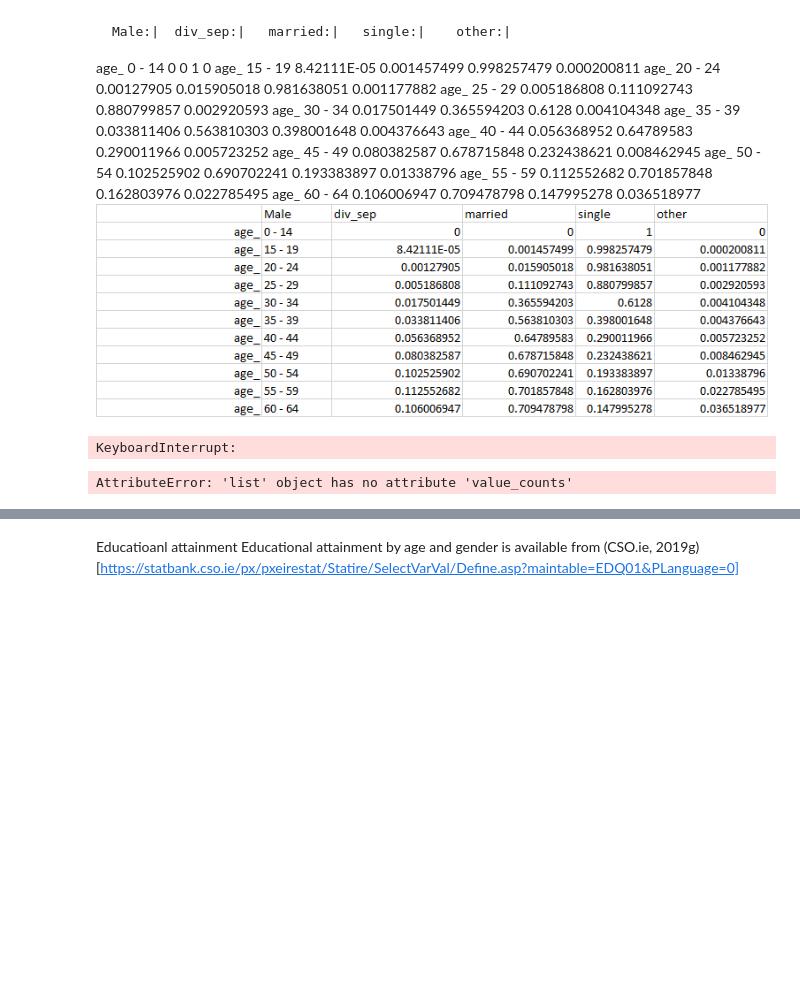
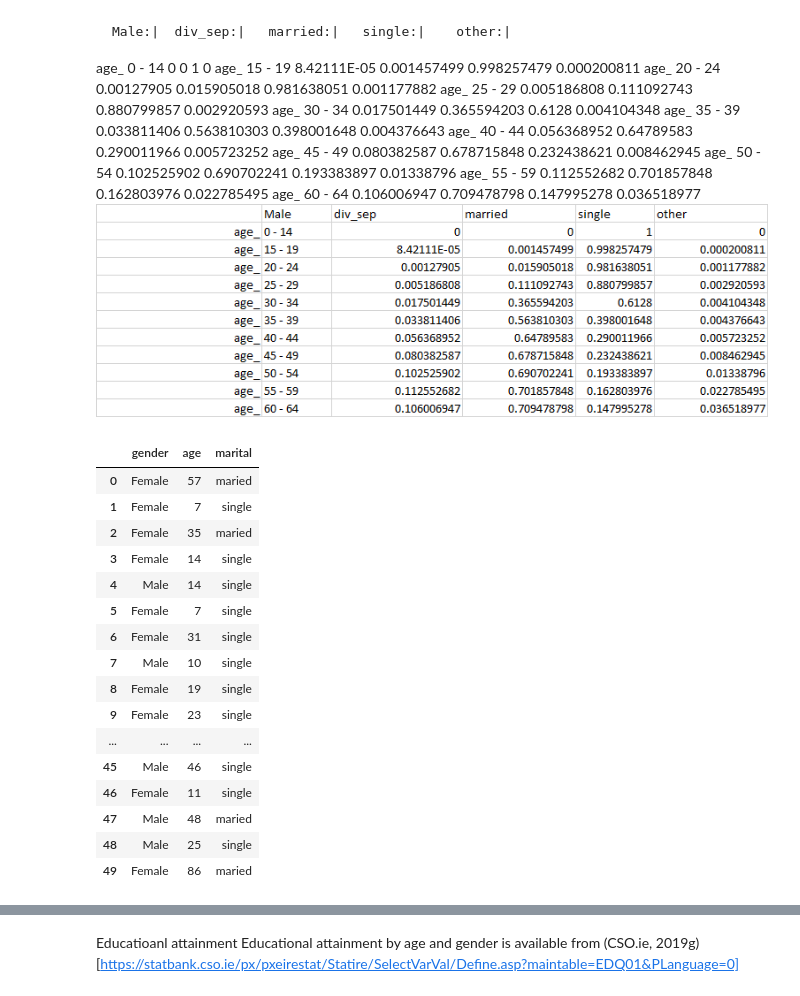
Before and after one commit to Vitalismirnov/ProgrammingDA_Project, a Jupyter notebook: ProgDA_Project_VSmirnovs.ipynb, the cells around one changed output, grey strips where cells are left out. Saved outputs shown, nothing was run; the diff lists cells and outputs as text; code cells hidden in the pictures; blank space fills up the shorter version.

```diff
--- a/ProgDA_Project_VSmirnovs.ipynb
+++ b/ProgDA_Project_VSmirnovs.ipynb
@@ -88,7 +88,7 @@ len(age)
 # https://stackabuse.com/append-vs-extend-in-python-lists/
 # similar proportion fall into 10-25 categories, so group together
 # also 45-54, 55-61 and 80+
-age.extend(np.random.randint(5, 10,  56657))
+age.extend(np.random.randint(5, 10,  5669))
 print(len(age))
 age.extend(np.random.randint(10, 25, 15080))
 print(len(age))
@@ -284,39 +299,74 @@ age_65_100fl=list(np.random.choice(status, size=int(Nage_65_100f*1.001) ,replace
 for idx, val in enumerate(df.itertuples()):
     if (df.gender[idx] == 'Male') & (df.age[idx]>=0) & (df.age[idx]<=14) & (len(age_0_14ml)>0):
         df.loc[idx, 'marital']=age_0_14ml.pop()
     elif (df.gender[idx] == 'Male') & (df.age[idx]>=15) & (df.age[idx]<=19) & (len(age_15_19ml)>0):
         df.loc[idx, 'marital']=age_15_19ml.pop()
     elif (df.gender[idx] == 'Male') & (df.age[idx]>=20) & (df.age[idx]<=24) & (len(age_20_24ml)>0):
         df.loc[idx, 'marital']=age_20_24ml.pop()
     elif (df.gender[idx] == 'Male') & (df.age[idx]>=25) & (df.age[idx]<=29) & (len(age_25_29ml)>0):
         df.loc[idx, 'marital']=age_25_29ml.pop()
     elif (df.gender[idx] == 'Male') & (df.age[idx]>=30) & (df.age[idx]<=34) & (len(age_30_34ml)>0):
         df.loc[idx, 'marital']=age_30_34ml.pop()
     elif (df.gender[idx] == 'Male') & (df.age[idx]>=35) & (df.age[idx]<=39) & (len(age_35_39ml)>0):
         df.loc[idx, 'marital']=age_35_39ml.pop()
     elif (df.gender[idx] == 'Male') & (df.age[idx]>=40) & (df.age[idx]<=44) & (len(age_40_44ml)>0):
         df.loc[idx, 'marital']=age_40_44ml.pop()
     elif (df.gender[idx] == 'Male') & (df.age[idx]>=45) & (df.age[idx]<=49) & (len(age_45_49ml)>0):
         df.loc[idx, 'marital']=age_45_49ml.pop()
     elif (df.gender[idx] == 'Male') & (df.age[idx]>=50) & (df.age[idx]<=54) & (len(age_50_54ml)>0):
         df.loc[idx, 'marital']=age_50_54ml.pop()
     elif (df.gender[idx] == 'Male') & (df.age[idx]>=55) & (df.age[idx]<=59) & (len(age_55_59ml)>0):
         df.loc[idx, 'marital']=age_55_59ml.pop()
     elif (df.gender[idx] == 'Male') & (df.age[idx]>=60) & (df.age[idx]<=64) & (len(age_60_64ml)>0):
         df.loc[idx, 'marital']=age_60_64ml.pop()
     elif (df.gender[idx] == 'Male') & (df.age[idx]>=65) & (df.age[idx]<=100) & (len(age_65_100ml)>0):
         df.loc[idx, 'marital']=age_65_100ml.pop()
 
+ # Females
+for idx, val in enumerate(df.itertuples()):
+    if (df.gender[idx] == 'Female') & (df.age[idx]>=0) & (df.age[idx]<=14) & (len(age_0_14fl)>0):
+        df.loc[idx, 'marital']=age_0_14fl.pop()
+    elif (df.gender[idx] == 'Female') & (df.age[idx]>=15) & (df.age[idx]<=19) & (len(age_15_19fl)>0):
+        df.loc[idx, 'marital']=age_15_19fl.pop()
+    elif (df.gender[idx] == 'Female') & (df.age[idx]>=20) & (df.age[idx]<=24) & (len(age_20_24fl)>0):
+        df.loc[idx, 'marital']=age_20_24fl.pop()
+    elif (df.gender[idx] == 'Female') & (df.age[idx]>=25) & (df.age[idx]<=29) & (len(age_25_29fl)>0):
+        df.loc[idx, 'marital']=age_25_29fl.pop()
+    elif (df.gender[idx] == 'Female') & (df.age[idx]>=30) & (df.age[idx]<=34) & (len(age_30_34fl)>0):
+        df.loc[idx, 'marital']=age_30_34fl.pop()
+    elif (df.gender[idx] == 'Female') & (df.age[idx]>=35) & (df.age[idx]<=39) & (len(age_35_39fl)>0):
+        df.loc[idx, 'marital']=age_35_39fl.pop()
+    elif (df.gender[idx] == 'Female') & (df.age[idx]>=40) & (df.age[idx]<=44) & (len(age_40_44fl)>0):
+        df.loc[idx, 'marital']=age_40_44fl.pop()
+    elif (df.gender[idx] == 'Female') & (df.age[idx]>=45) & (df.age[idx]<=49) & (len(age_45_49fl)>0):
+        df.loc[idx, 'marital']=age_45_49fl.pop()
+    elif (df.gender[idx] == 'Female') & (df.age[idx]>=50) & (df.age[idx]<=54) & (len(age_50_54fl)>0):
+        df.loc[idx, 'marital']=age_50_54fl.pop()
+    elif (df.gender[idx] == 'Female') & (df.age[idx]>=55) & (df.age[idx]<=59) & (len(age_55_59fl)>0):
+        df.loc[idx, 'marital']=age_55_59fl.pop()
+    elif (df.gender[idx] == 'Female') & (df.age[idx]>=60) & (df.age[idx]<=64) & (len(age_60_64fl)>0):
+        df.loc[idx, 'marital']=age_60_64fl.pop()
+    elif (df.gender[idx] == 'Female') & (df.age[idx]>=65) & (df.age[idx]<=100) & (len(age_65_100fl)>0):
+        df.loc[idx, 'marital']=age_65_100fl.pop()
 
 
 df.head(50)
 # %% [output]
-KeyboardInterrupt:
+|  | gender | age | marital |
+| 0 | Female | 57 | maried |
+| 1 | Female | 7 | single |
+| 2 | Female | 35 | maried |
+| 3 | Female | 14 | single |
+| 4 | Male | 14 | single |
+| 5 | Female | 7 | single |
+| 6 | Female | 31 | single |
+| 7 | Male | 10 | single |
+| 8 | Female | 19 | single |
+| 9 | Female | 23 | single |
+| ... | ... | ... | ... |
+| 45 | Male | 46 | single |
+| 46 | Female | 11 | single |
+| 47 | Male | 48 | maried |
+| 48 | Male | 25 | single |
+| 49 | Female | 86 | maried |
-# %%
-if (df.age[idx]>=65) & (df.age[idx]<=100):
-    print([df['age']>=65].value_counts())
-
-df.head(50)
-# %% [output]
-AttributeError: 'list' object has no attribute 'value_counts'
 # %%
```
Also changed, not shown: parts of 11 cells of this notebook.
